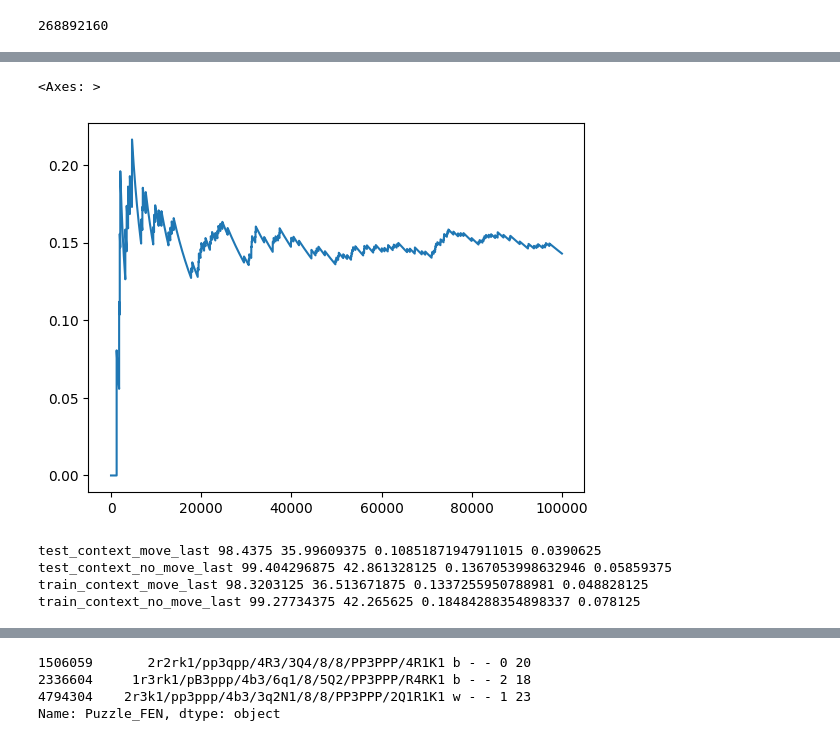
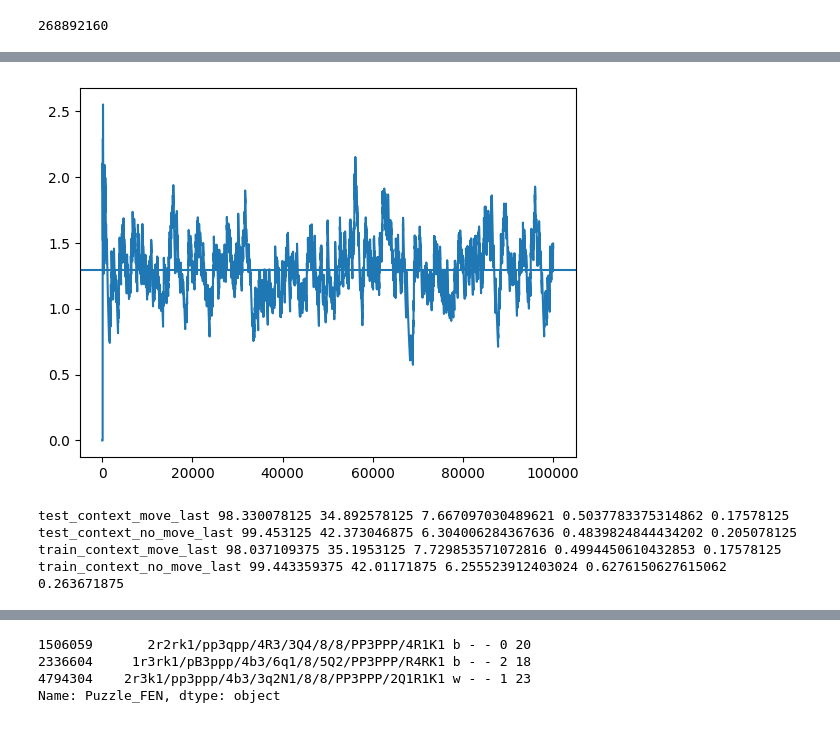
Before and after one commit to naapeli/Generating-open-source-chess-puzzles, a Jupyter notebook: src/temp.ipynb, the cells around one changed output, grey strips where cells are left out. Cells and saved outputs as stored; diff of their text form; code cells hidden in the pictures.

```diff
--- a/src/temp.ipynb
+++ b/src/temp.ipynb
@@ -34,12 +34,13 @@ lichess_first_time_settled_on_move_division_50 100.0 80.976 0.4260521636040308 0
 lichess_first_time_settled_on_move_division_50_small 100.0 83.26 3.687244775402354 3.0700000000000003
 # %%
 df = pd.read_csv(base_path / "lichess_first_time_move_found_division_50.csv")
-(100 * (df["is_puzzle"] & df["counter_intuitive"])).ewm(alpha=0.00001).mean().plot()
+(100 * (df["is_puzzle"] & df["counter_intuitive"])).ewm(alpha=1e-3).mean().plot()
+plt.axhline((100 * (df["is_puzzle"] & df["counter_intuitive"])).mean(), 0, 100_000)
+plt.show()
 # %% [output]
-<Axes: >
-[figure, old version]
+[figure, new version]
 # %%
-base_path = Path("./Generate_positions/final_model/supervised/")
+base_path = Path("./Generate_positions/final_model/supervised/first_time_move_found_division_50/")
 for path in os.listdir(base_path):
     if path[-4:] != ".csv":
         continue
@@ -48,14 +49,15 @@ for path in os.listdir(base_path):
         path[:-4],
         100 * df["is_legal"].mean(),
         100 * df["is_puzzle"].mean(),
+        100 * df["counter_intuitive"].mean(),
         100 * df[df["is_puzzle"]]["counter_intuitive"].mean(),
         100 * (df["is_puzzle"] & df["counter_intuitive"]).mean()
     )
 # %% [output]
-test_context_move_last 98.4375 35.99609375 0.10851871947911015 0.0390625
-test_context_no_move_last 99.404296875 42.861328125 0.1367053998632946 0.05859375
-train_context_move_last 98.3203125 36.513671875 0.1337255950788981 0.048828125
-train_context_no_move_last 99.27734375 42.265625 0.18484288354898337 0.078125
+test_context_move_last 98.330078125 34.892578125 7.667097030489621 0.5037783375314862 0.17578125
+test_context_no_move_last 99.453125 42.373046875 6.304006284367636 0.4839824844434202 0.205078125
+train_context_move_last 98.037109375 35.1953125 7.729853571072816 0.4994450610432853 0.17578125
+train_context_no_move_last 99.443359375 42.01171875 6.255523912403024 0.6276150627615062 0.263671875
 # %%
 import pandas as pd
 import numpy as np
```
Also changed, not shown: parts of 6 cells of this notebook, 13 other files.
